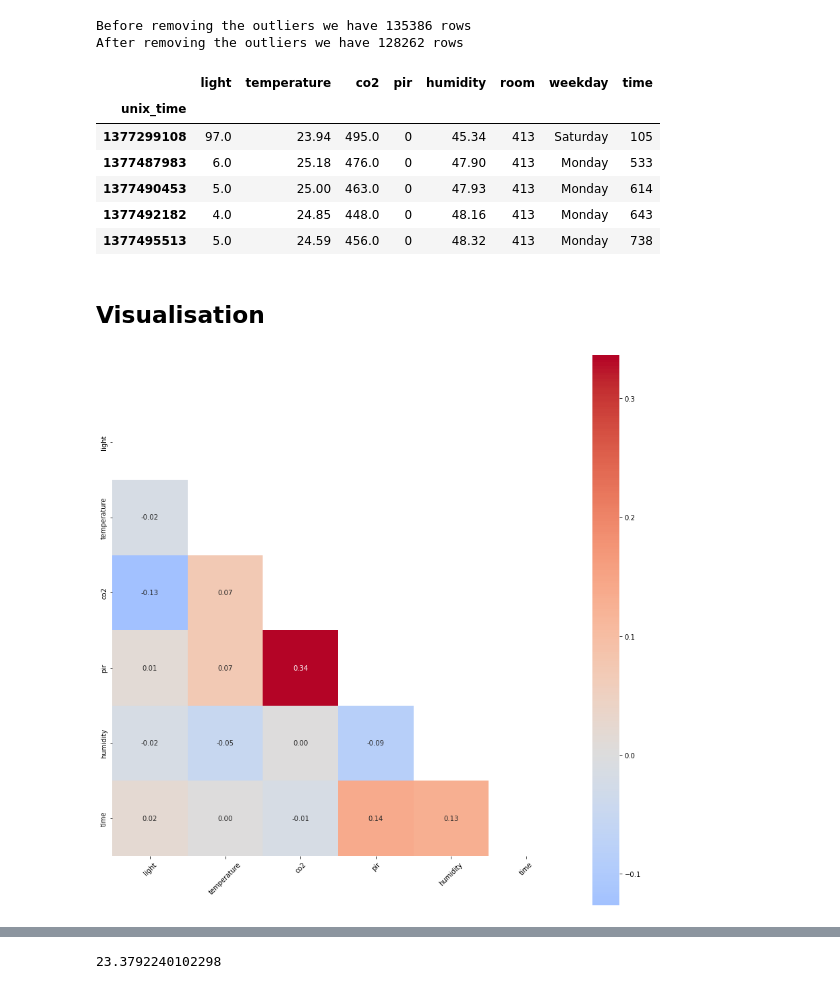
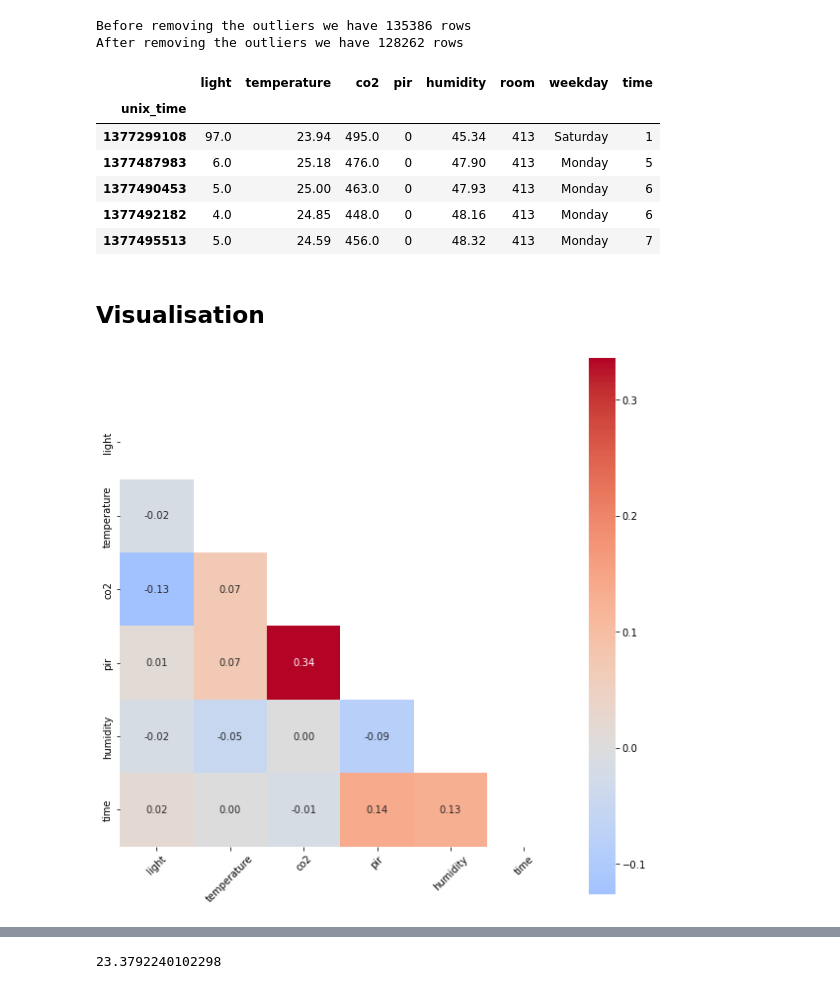
Before and after one commit to ziadhegazi/Intro-to-Artifictial-Intelligence, a Jupyter notebook: Final Project/smartbuilding.ipynb, the cells around one changed output, grey strips where cells are left out. Drawn from its saved outputs; the diff is of its cells as text; code cells hidden in the pictures.

```diff
--- a/Final Project/smartbuilding.ipynb
+++ b/Final Project/smartbuilding.ipynb
@@ -115,41 +114,42 @@ Before removing the outliers we have 135386 rows
 After removing the outliers we have 128262 rows
 # %%
 import datetime
-
+data.is_copy = False
+pd.set_option('mode.chained_assignment', None)
 
 # datetime = datetime.datetime.fromtimestamp(1377299108).strftime("%A %H")
 # print(datetime)
 data[["weekday", "time"]] = 0
 for i in range(len(data)):
-    x = data.iloc[i].name
-    # print(type(x))
+    x = data.index[i]
+    # print(x)
     data["weekday"][x] = datetime.datetime.fromtimestamp(x).strftime("%A")
-    data["time"][x] = int(datetime.datetime.fromtimestamp(x).strftime("%H%M"))
+    data["time"][x] = int(datetime.datetime.fromtimestamp(x).strftime("%H"))
 # %%
 data.head()
 # %% [output]
 |  | light | temperature | co2 | pir | humidity | room | weekday | time |
 | unix_time |  |  |  |  |  |  |  |  |
-| 1377299108 | 97.0 | 23.94 | 495.0 | 0 | 45.34 | 413 | Saturday | 105 |
-| 1377487983 | 6.0 | 25.18 | 476.0 | 0 | 47.90 | 413 | Monday | 533 |
-| 1377490453 | 5.0 | 25.00 | 463.0 | 0 | 47.93 | 413 | Monday | 614 |
-| 1377492182 | 4.0 | 24.85 | 448.0 | 0 | 48.16 | 413 | Monday | 643 |
-| 1377495513 | 5.0 | 24.59 | 456.0 | 0 | 48.32 | 413 | Monday | 738 |
+| 1377299108 | 97.0 | 23.94 | 495.0 | 0 | 45.34 | 413 | Saturday | 1 |
+| 1377487983 | 6.0 | 25.18 | 476.0 | 0 | 47.90 | 413 | Monday | 5 |
+| 1377490453 | 5.0 | 25.00 | 463.0 | 0 | 47.93 | 413 | Monday | 6 |
+| 1377492182 | 4.0 | 24.85 | 448.0 | 0 | 48.16 | 413 | Monday | 6 |
+| 1377495513 | 5.0 | 24.59 | 456.0 | 0 | 48.32 | 413 | Monday | 7 |
 # %% [markdown]
 ## Visualisation
 # %%
 def dataCorr(data):
     data_corr = data.corr()
     mask = np.zeros_like(data_corr)
     mask[np.triu_indices_from(mask)] = True
-    plt.subplots(figsize=(15, 15))
+    plt.subplots(figsize=(10, 10))
     dataplot = sns.heatmap(data_corr, annot=True, cmap="coolwarm", mask=mask, center=0, square=True, fmt=".2f")
     plt.xticks(rotation = 45)
     plt.show()
 
 dataCorr(data)
 # %% [output]
-[figure, old version]
+[figure, new version]
 # %%
 data.index.duplicated()
 data.reset_index(drop=True, inplace=True)
```
Also changed, not shown: parts of 17 cells of this notebook, 1 other file.
